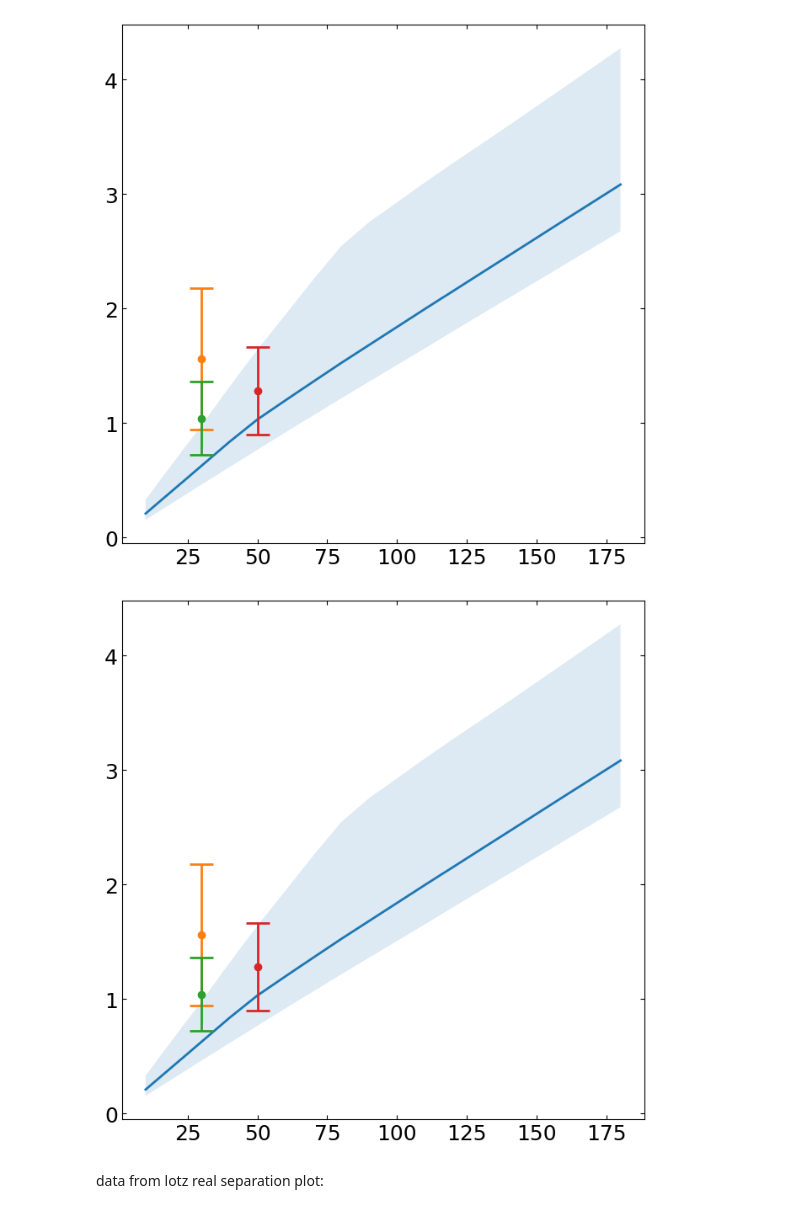
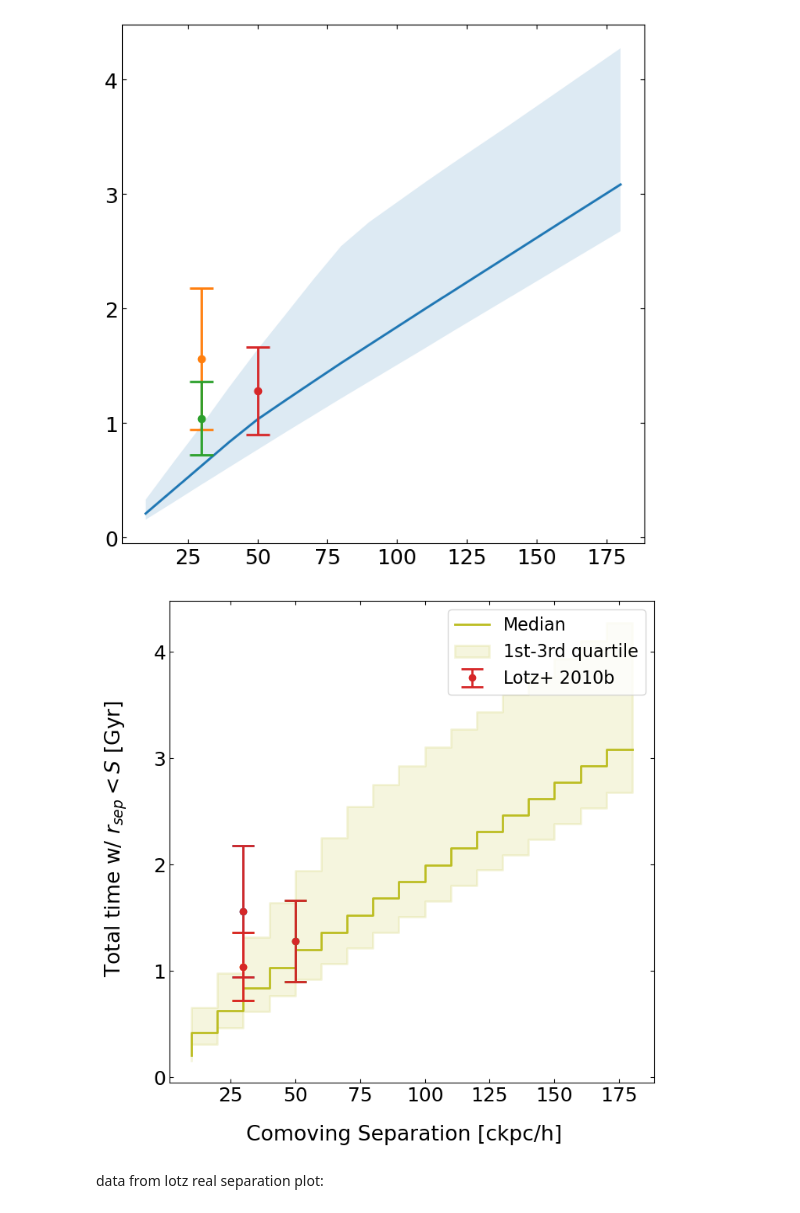
Before and after one commit to katiechambe/orbs, a Jupyter notebook: notebooks/9_cumulative_median.ipynb, the cells around one changed output. Cells and saved outputs as stored; diff of their text form; code cells hidden in the pictures.

```diff
--- a/notebooks/9_cumulative_median.ipynb
+++ b/notebooks/9_cumulative_median.ipynb
@@ -443,38 +450,41 @@ fig, ax = plt.subplots(1, 1, figsize=(8,8), sharey=True, sharex=False,
                                     "hspace":0.25})
 
 bin_comov = np.arange(10,200,10)
 medians, lowers, uppers = [], [], []
 for i in range(len(bin_comov)-1):
     lower = bin_comov[i]
     upper = bin_comov[i+1]
 #     print(i, lower, upper)
     sepmask = (lower < sep_matrix_ckpcperh[mask]) & (sep_matrix_ckpcperh[mask] < upper)
 
     times_at_sep = np.where(mask,np.where(sep_matrix_ckpcperh>=lower,np.where(sep_matrix_ckpcperh < upper,elapsed_array,0),0),0)
 
     time_at_sep_total = np.sum(times_at_sep,axis=1)
 
     # need to drop 0s from
     nonzero_times = time_at_sep_total[np.nonzero(time_at_sep_total)]
 
     medians.append(np.median(nonzero_times))
     lowers.append(np.quantile(nonzero_times,np.array([0.25]))[0])
     uppers.append(np.quantile(nonzero_times,np.array([0.75]))[0])
 
 lotz_sep = np.array([30,30,50])
 lotz_times = np.array([0.78,0.52,0.64])
 lotz_error = np.array([0.31,0.16,0.19])
 # ax.stairs(np.cumsum(medians), edges=bin_comov, lw=2, alpha=0.15)
-ax.plot(bin_comov[:-1],np.cumsum(medians), lw=2)
-ax.fill_between(bin_comov[:-1],np.cumsum(lowers),np.cumsum(uppers),lw=2,  alpha=0.15)
+ax.plot(bin_comov[:-1],np.cumsum(medians), lw=2,ds='steps',color="tab:olive",label="Median")
+ax.fill_between(bin_comov[:-1],np.cumsum(lowers),np.cumsum(uppers),lw=2,color="tab:olive",  alpha=0.15,step='pre',label="1st-3rd quartile")
 for i in range(3):
     ax.errorbar(lotz_sep[i],lotz_times[i]*2,lotz_error[i]*2,lw=2,fmt="o",capsize=10,capthick=2)
+
+ax.errorbar(lotz_sep,lotz_times*2,lotz_error*2,lw=2,fmt="o",capsize=10,capthick=2,label="Lotz+ 2010b")
 # ax.stairs(, edges=bin_comov, lw=2, fill=True, alpha=0.15)
-# ax.set_xlim()
-
+ax.legend()
+fig.supylabel(r"Total time w/ $r_{sep}<S$ [Gyr]")
+fig.supxlabel("Comoving Separation [ckpc/h]")
 plt.show()
 # %% [output]
-[figure, old version]
+[figure, new version]
 # %% [markdown]
 data from lotz real separation plot:
 # %%
```
Also changed, not shown: parts of 8 cells of this notebook, 22 other files.
